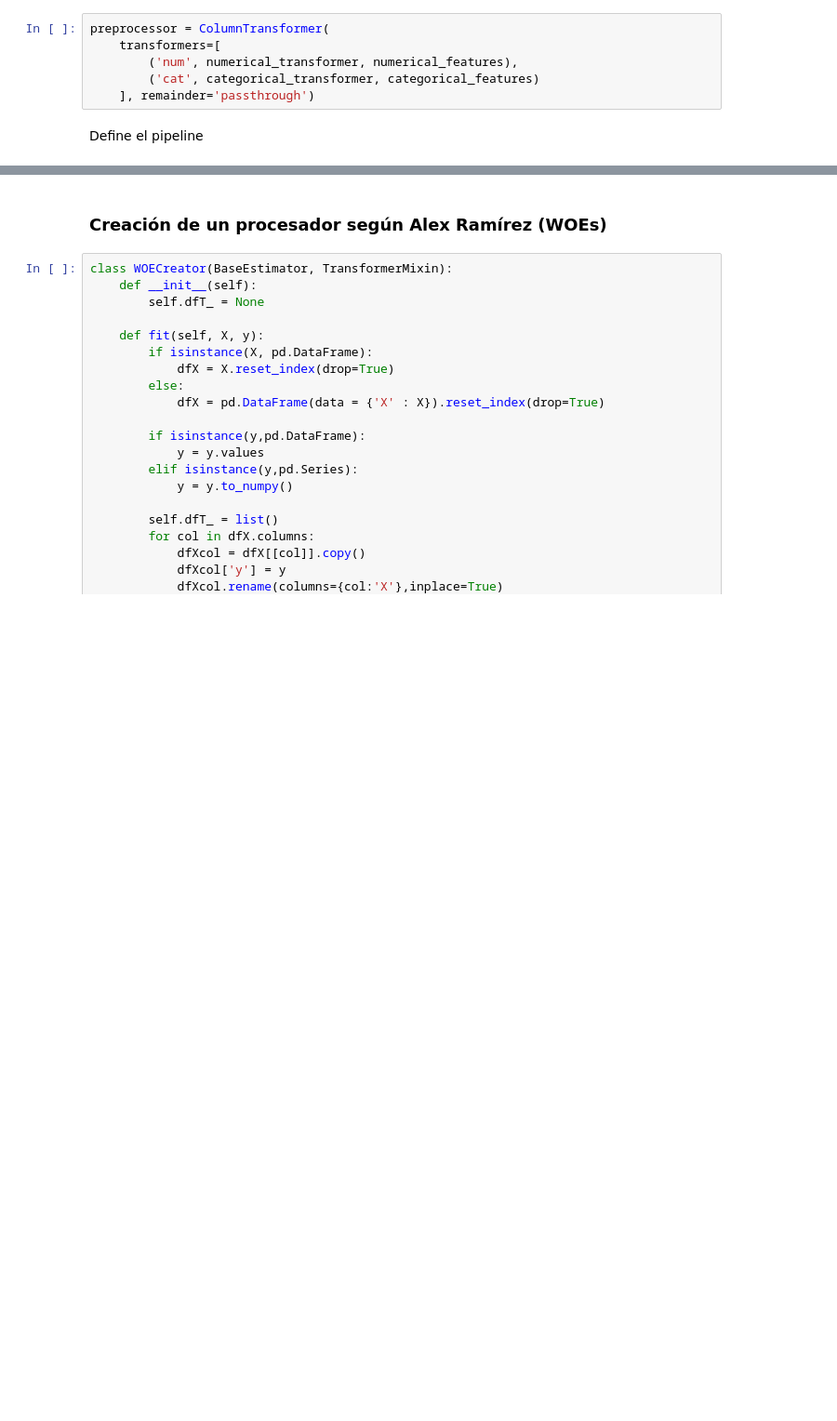
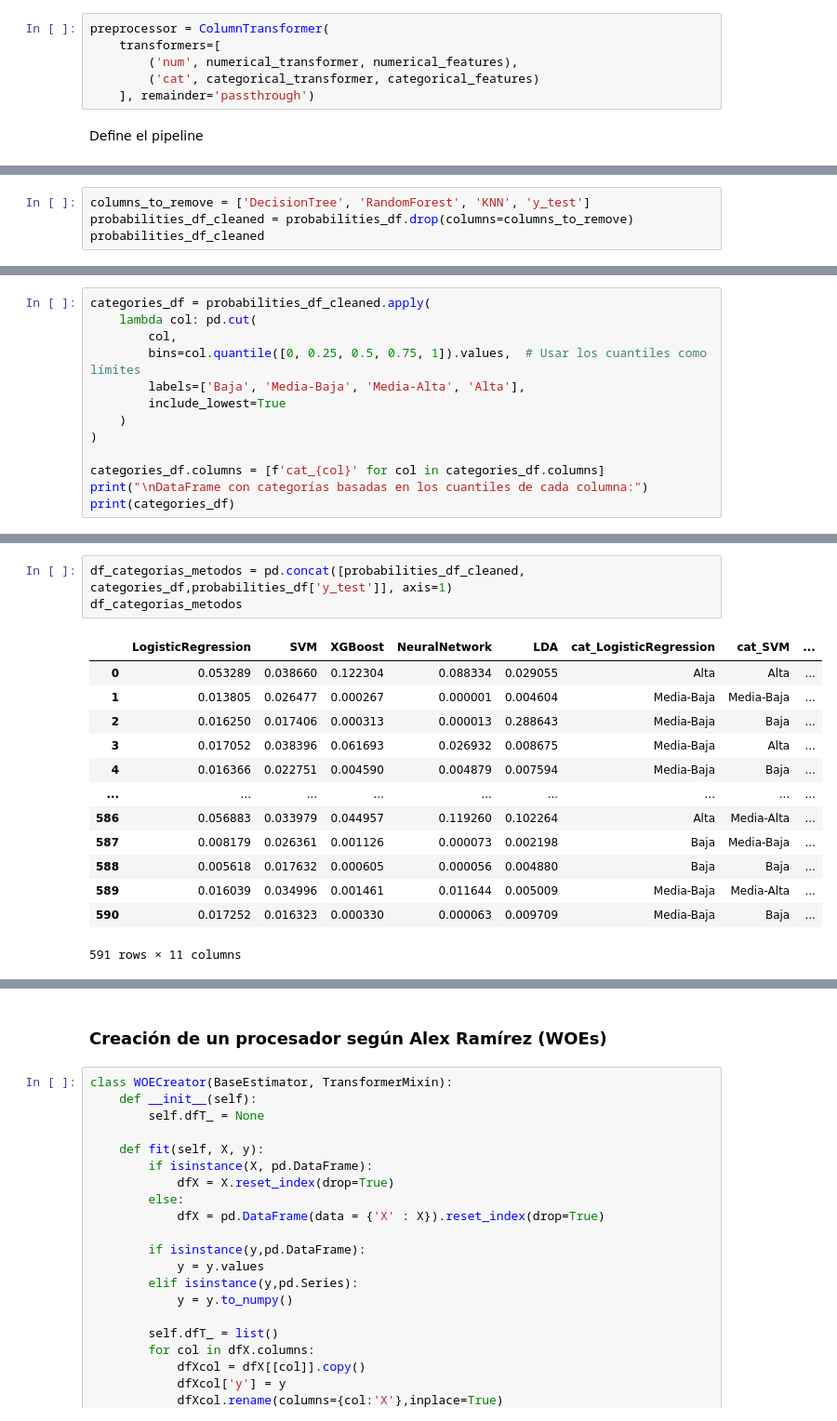
Before and after one commit to FedeAlfaro/Proyecto-Riesgo, a Jupyter notebook: despreciable.ipynb, the cells around one changed output, grey strips where cells are left out. Shown at 93% size. Cells and saved outputs as stored; diff of their text form; blank space fills up the shorter version.

```diff
--- a/despreciable.ipynb
+++ b/despreciable.ipynb
@@ -673,0 +681,4 @@ probabilities_df
+# %%
+columns_to_remove = ['DecisionTree', 'RandomForest', 'KNN', 'y_test']
+probabilities_df_cleaned = probabilities_df.drop(columns=columns_to_remove)
+probabilities_df_cleaned
@@ -673,0 +699,13 @@ probabilities_df
+# %%
+categories_df = probabilities_df_cleaned.apply(
+    lambda col: pd.cut(
+        col,
+        bins=col.quantile([0, 0.25, 0.5, 0.75, 1]).values,  # Usar los cuantiles como límites
+        labels=['Baja', 'Media-Baja', 'Media-Alta', 'Alta'],
+        include_lowest=True
+    )
+)
+
+categories_df.columns = [f'cat_{col}' for col in categories_df.columns]
+print("\nDataFrame con categorías basadas en los cuantiles de cada columna:")
+print(categories_df)
@@ -673,0 +730,17 @@ probabilities_df
+# %%
+df_categorias_metodos = pd.concat([probabilities_df_cleaned, categories_df,probabilities_df['y_test']], axis=1)
+df_categorias_metodos
+# %% [output]
+|  | LogisticRegression | SVM | XGBoost | NeuralNetwork | LDA | cat_LogisticRegression | cat_SVM | ... |
+| 0 | 0.053289 | 0.038660 | 0.122304 | 0.088334 | 0.029055 | Alta | Alta | ... |
+| 1 | 0.013805 | 0.026477 | 0.000267 | 0.000001 | 0.004604 | Media-Baja | Media-Baja | ... |
+| 2 | 0.016250 | 0.017406 | 0.000313 | 0.000013 | 0.288643 | Media-Baja | Baja | ... |
+| 3 | 0.017052 | 0.038396 | 0.061693 | 0.026932 | 0.008675 | Media-Baja | Alta | ... |
+| 4 | 0.016366 | 0.022751 | 0.004590 | 0.004879 | 0.007594 | Media-Baja | Baja | ... |
+| ... | ... | ... | ... | ... | ... | ... | ... | ... |
+| 586 | 0.056883 | 0.033979 | 0.044957 | 0.119260 | 0.102264 | Alta | Media-Alta | ... |
+| 587 | 0.008179 | 0.026361 | 0.001126 | 0.000073 | 0.002198 | Baja | Media-Baja | ... |
+| 588 | 0.005618 | 0.017632 | 0.000605 | 0.000056 | 0.004880 | Baja | Baja | ... |
+| 589 | 0.016039 | 0.034996 | 0.001461 | 0.011644 | 0.005009 | Media-Baja | Media-Alta | ... |
+| 590 | 0.017252 | 0.016323 | 0.000330 | 0.000063 | 0.009709 | Media-Baja | Baja | ... |
+591 rows × 11 columns
```
Also changed, not shown: parts of 26 cells of this notebook.
